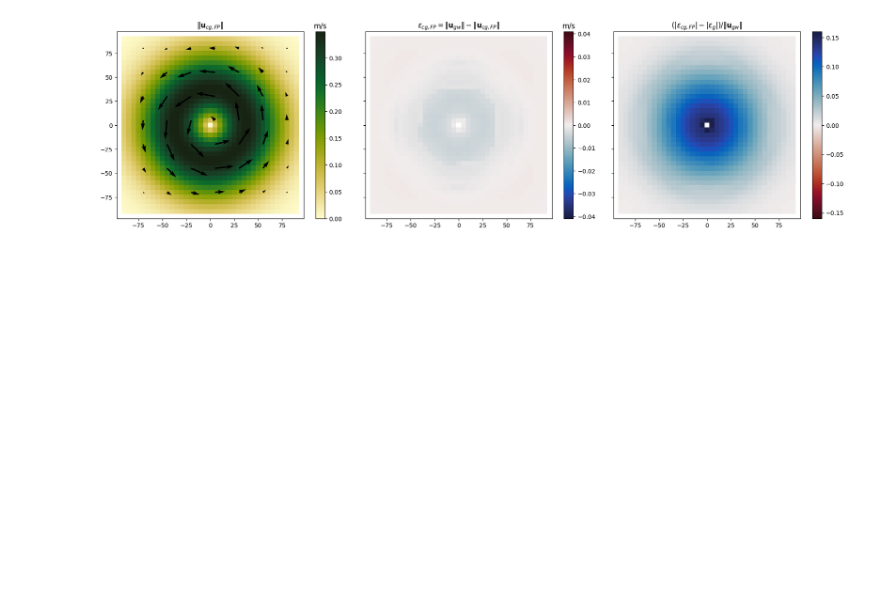
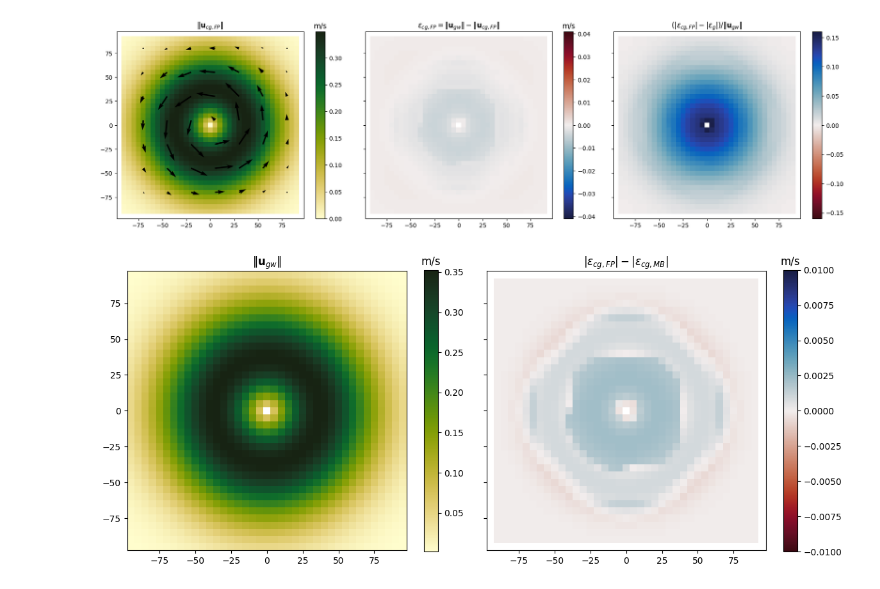
Before and after one commit to meom-group/jaxparrow, a Jupyter notebook: docs/examples/gradient_wind.ipynb, the cells around one changed output. Cells and saved outputs as stored; diff of their text form; code cells hidden in the pictures; blank space fills up the shorter version.

```diff
--- a/docs/examples/gradient_wind.ipynb
+++ b/docs/examples/gradient_wind.ipynb
@@ -268,9 +271,9 @@ $\mathbf{u} - \frac{\mathbf{k}}{f} \times (\mathbf{u} \cdot \nabla \mathbf{u}) =
 $\mathbf{u}_{cg,MB} = \arg \min_{\mathbf{u}} \| \mathbf{u} - \mathbf{u_g} - \frac{\mathbf{k}}{f} \times (\mathbf{u} \cdot \nabla \mathbf{u}) \|$
 # %%
 optim = optax.sgd(5e-2)
-u_cyclo_est, v_cyclo_est, _ = _minimization_based(u_geos_u, v_geos_v, dXY, dXY, dXY, dXY,
-                                           coriolis_factor, coriolis_factor, mask,
-                                           n_it=20, optim=optim)
+u_cyclo_est, v_cyclo_est, _ = _minimization_based(
+    u_geos_u, v_geos_v, dXY, dXY, dXY, dXY, coriolis_factor, coriolis_factor, mask, n_it=20, optim=optim
+)
 
 u_cyclo_est_t = operators.interpolation(u_cyclo_est, mask, axis=1, padding="left")
 v_cyclo_est_t = operators.interpolation(v_cyclo_est, mask, axis=0, padding="left")
@@ -283,6 +286,7 @@ v_cyclo_est_t = v_cyclo_est_t.at[:, (0, -1)].set(jnp.nan)
 uv_cyclo_est = kinematics.magnitude(u_cyclo_est_t, v_cyclo_est_t, vel_on_uv=False)
 cyclo_diff = uv_cyclo_est - uv_cyclo
 cyclo_imp = jnp.abs(geos_diff) - jnp.abs(cyclo_diff)
+cyclo_diff_mb = cyclo_diff
 # %%
 fig, axes = plt.subplots(1, 3, figsize=(18, 5), sharex=True, sharey=True)
 ax1, ax2, ax3 = axes.flatten()
@@ -318,11 +322,10 @@ $\mathbf{u} - \frac{\mathbf{k}}{f} \times (\mathbf{u} \cdot \nabla \mathbf{u}) =
 
 $\mathbf{u}^{(n+1)} = \mathbf{u_g} + \frac{\mathbf{k}}{f} \times (\mathbf{u}^{(n)} \cdot \nabla \mathbf{u}^{(n)})$
 # %%
-u_cyclo_est, v_cyclo_est, _ = _fixed_point(u_geos_u, v_geos_v, dXY, dXY, dXY, dXY,
-                                         coriolis_factor, coriolis_factor, mask,
-                                         n_it=20, res_eps=0.01,
-                                         use_res_filter=False, res_filter_size=1,
-                                         return_losses=False)
+u_cyclo_est, v_cyclo_est, _ = _fixed_point(
+    u_geos_u, v_geos_v, dXY, dXY, dXY, dXY, coriolis_factor, coriolis_factor, mask,
+    n_it=20, res_eps=0.01, return_losses=False
+)
 
 u_cyclo_est_t = operators.interpolation(u_cyclo_est, mask, axis=1, padding="left")
 v_cyclo_est_t = operators.interpolation(v_cyclo_est, mask, axis=0, padding="left")
@@ -335,6 +338,7 @@ v_cyclo_est_t = v_cyclo_est_t.at[:, (0, -1)].set(jnp.nan)
 uv_cyclo_est = kinematics.magnitude(u_cyclo_est_t, v_cyclo_est_t, vel_on_uv=False)
 cyclo_diff = uv_cyclo_est - uv_cyclo
 cyclo_imp = jnp.abs(geos_diff) - jnp.abs(cyclo_diff)
+cyclo_diff_fp = cyclo_diff
 # %%
 fig, axes = plt.subplots(1, 3, figsize=(18, 5), sharex=True, sharey=True)
 ax1, ax2, ax3 = axes.flatten()
@@ -362,3 +366,25 @@ fig.tight_layout()
 plt.show()
 # %% [output]
 [figure]
+# %%
+fig, (ax1, ax2) = plt.subplots(1, 2, figsize=(12, 5), sharex=True, sharey=True)
+
+ax1.set_title("$\| \mathbf{u}_{gw} \|$")
+im = ax1.pcolormesh(X / 1e3, Y / 1e3, uv_cyclo, cmap=cmo.speed)
+ax1.set_aspect("equal")
+cbar = plt.colorbar(im, ax=ax1)
+cbar.ax.set_title("m/s")
+
+# Difference: |ε_FP| - |ε_MB|
+error_diff = jnp.abs(cyclo_diff_fp) - jnp.abs(cyclo_diff_mb)
+ax2.set_title("$|\\varepsilon_{cg,FP}| - |\\varepsilon_{cg,MB}|$")
+im = ax2.pcolormesh(X / 1e3, Y / 1e3, error_diff, cmap=cmo.balance_r, vmin=-0.01, vmax=0.01)
+ax2.set_aspect("equal")
+cbar = plt.colorbar(im, ax=ax2)
+cbar.ax.set_title("m/s")
+
+fig.tight_layout()
+
+plt.show()
+# %% [output]
+[figure, added]
```
Also changed, not shown: parts of 4 cells of this notebook, 19 other files.
